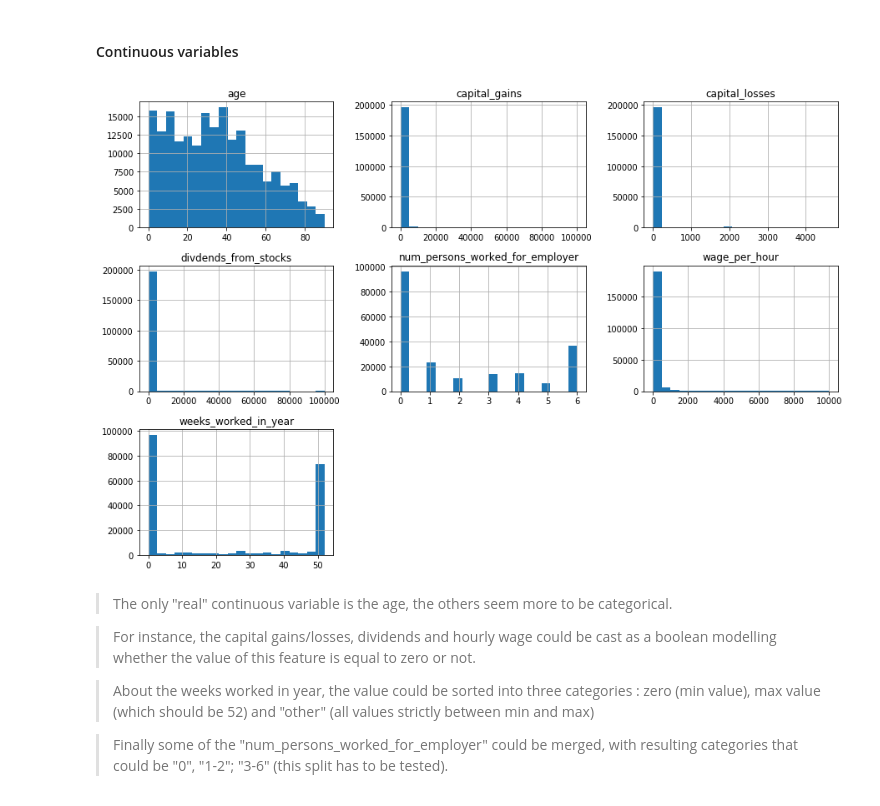
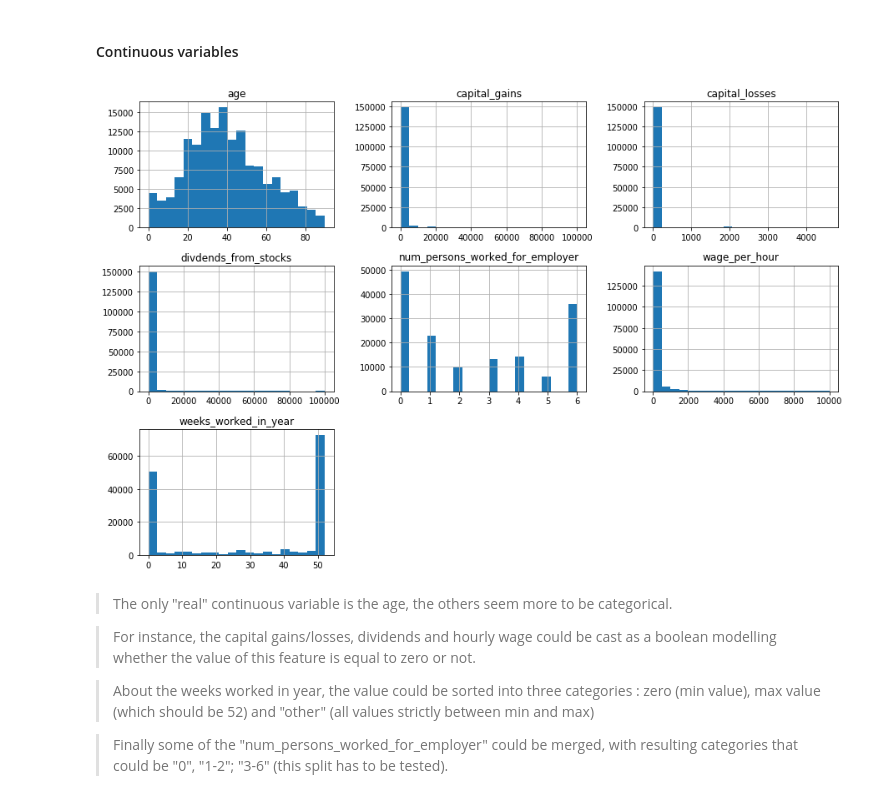
Before and after one commit to alexandreguerin/us-census, a Jupyter notebook: us-census.ipynb, the cells around one changed output. Cells and saved outputs as stored; diff of their text form; code cells hidden in the pictures.

```diff
--- a/us-census.ipynb
+++ b/us-census.ipynb
@@ -77,0 +94,14 @@ The columns are correctly labeled now.
+# %%
+# Dropping column MARSUPWT as advised in the metadata file
+train = train.drop(columns=['MARSUPWT'])
+test = test.drop(columns=['MARSUPWT'])
+# %%
+# Printing each unique values for columns containing strings
+# Purpose : detecting which values should be considered as NA
+for c in train.columns.tolist():
+    if train[c].dtype=='object':
+        print(c)
+        print('----------------')
+        for v in train[c].unique():
+            print(v)
+        print('\n')
@@ -77,0 +126,16 @@ The columns are correctly labeled now.
+# %%
+# Deleting leading and trailing white spaces in columns with type object
+# Also replacing missing_values by proper NaN values
+missing_values = ['NA']
+
+for c in train.columns:
+    if train[c].dtype=='object':
+        train[c] = train[c].map(lambda x: x.strip())
+        test[c] = test[c].map(lambda x: x.strip())
+
+        train[c] = train[c].map(lambda x: np.nan if (x in missing_values) else x)
+        test[c] = test[c].map(lambda x: np.nan if (x in missing_values) else x)
+# %%
+# Dropping NA values and duplicates
+train = train.dropna().drop_duplicates().reset
+test = test.dropna().drop_duplicates()
@@ -98,12 +168,11 @@ train.describe(include='all')
 # %%
 continuous_vars = ['AAGE', 'AHRSPAY', 'CAPGAIN', 'CAPLOSS', 'DIVVAL', 'NOEMP', 'WKSWORK']
 
-train[continuous_vars]\
-    .rename(columns={c: features[c] for c in continuous_vars})\
-    .hist(figsize=(15,10), bins=20)
+df = train[continuous_vars].rename(columns={c: features[c] for c in continuous_vars})
+df.hist(figsize=(15,10), bins=20)
 plt.show()
 # %% [output]
-[figure, old version]
+[figure, new version]
 # %% [markdown]
 > The only "real" continuous variable is the age, the others seem more to be categorical.
 
```
Also changed, not shown: parts of 23 cells of this notebook, 1 other file.
